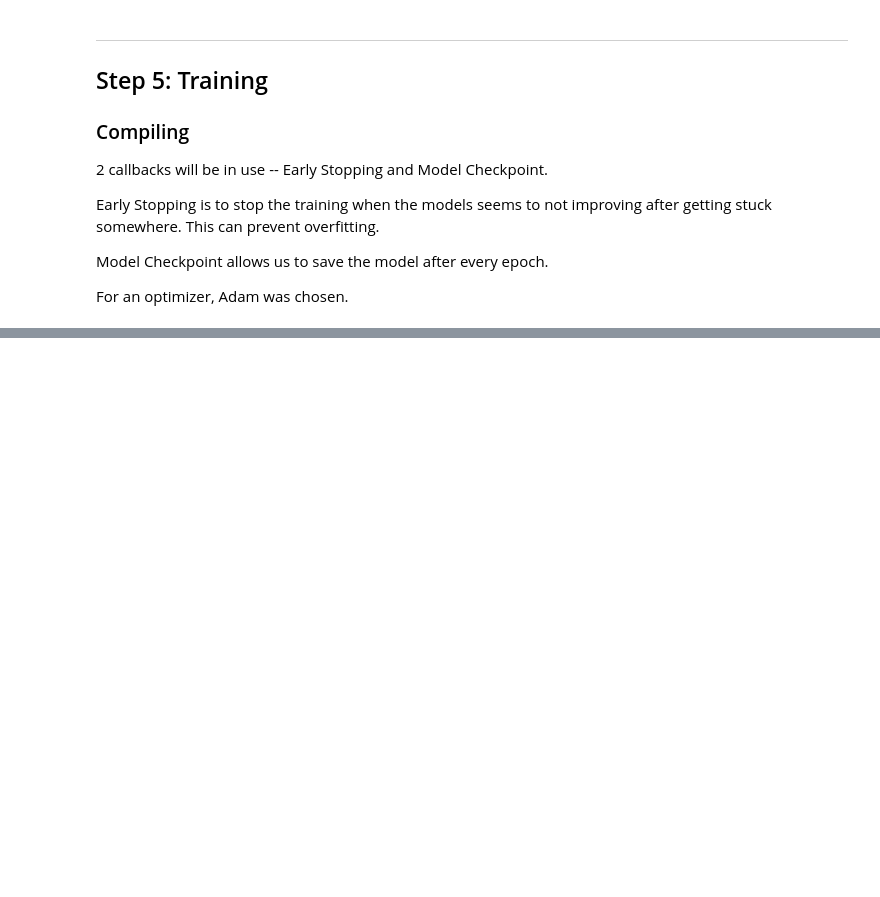
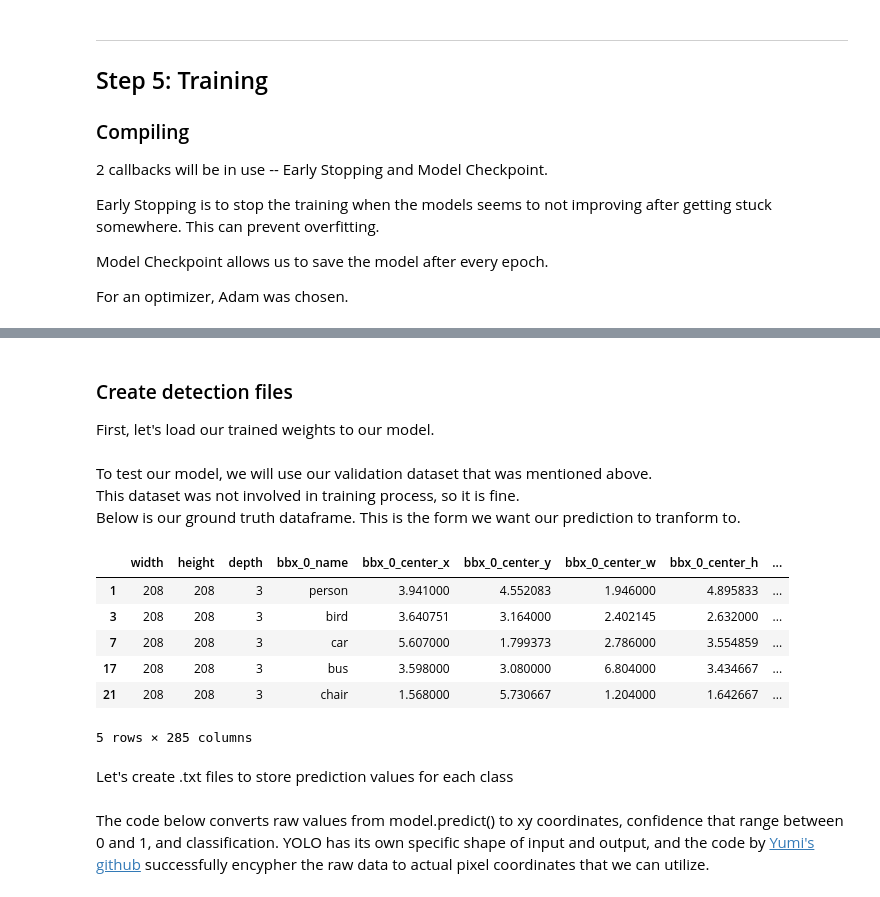
Before and after one commit to SeyeonLee/ObjectDetectionOnCommand, a Jupyter notebook: ObjectDetectionOnCommand.ipynb, the cells around one changed output, grey strips where cells are left out. Cells and saved outputs as stored; diff of their text form; code cells hidden in the pictures; blank space fills up the shorter version.

```diff
--- a/ObjectDetectionOnCommand.ipynb
+++ b/ObjectDetectionOnCommand.ipynb
@@ -1083,0 +1297,4 @@ Epoch 00010: early stopping
+# %% [markdown]
+### Create detection files
+
+First, let's load our trained weights to our model.
@@ -1083,0 +1303,16 @@ Epoch 00010: early stopping
+# %% [markdown]
+To test our model, we will use our validation dataset that was mentioned above.<br>
+This dataset was not involved in training process, so it is fine.<br>
+Below is our ground truth dataframe. This is the form we want our prediction to tranform to.
+# %%
+val_df.head()
+# %% [output]
+|  | width | height | depth | bbx_0_name | bbx_0_center_x | bbx_0_center_y | bbx_0_center_w | bbx_0_center_h | ... |
+| 1 | 208 | 208 | 3 | person | 3.941000 | 4.552083 | 1.946000 | 4.895833 | ... |
+| 3 | 208 | 208 | 3 | bird | 3.640751 | 3.164000 | 2.402145 | 2.632000 | ... |
+| 7 | 208 | 208 | 3 | car | 5.607000 | 1.799373 | 2.786000 | 3.554859 | ... |
+| 17 | 208 | 208 | 3 | bus | 3.598000 | 3.080000 | 6.804000 | 3.434667 | ... |
+| 21 | 208 | 208 | 3 | chair | 1.568000 | 5.730667 | 1.204000 | 1.642667 | ... |
+5 rows × 285 columns
+# %% [markdown]
+Let's create .txt files to store prediction values for each class
@@ -1083,0 +1323,2 @@ Epoch 00010: early stopping
+# %% [markdown]
+The code below converts raw values from model.predict() to xy coordinates, confidence that range between 0 and 1, and classification. YOLO has its own specific shape of input and output, and the code by [Yumi's github](https://github.com/FairyOnIce/ObjectDetectionYolo/blob/master/Part%206%20Object%20Detection%20with%20Yolo%20using%20VOC%202012%20data%20-%20inference%20on%20image.ipynb) successfully encypher the raw data to actual pixel coordinates that we can utilize.
```
Also changed, not shown: parts of 56 cells of this notebook, 1 other file.
